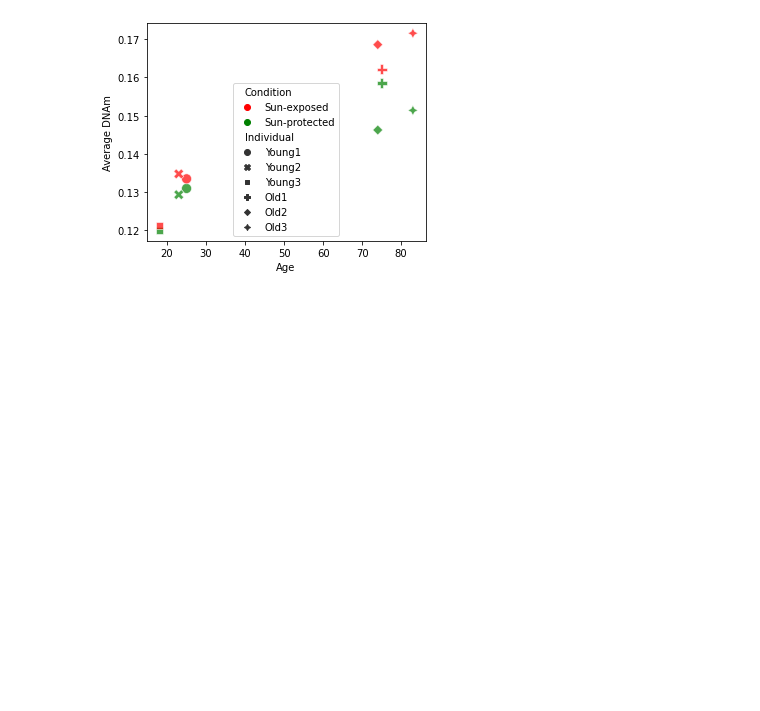
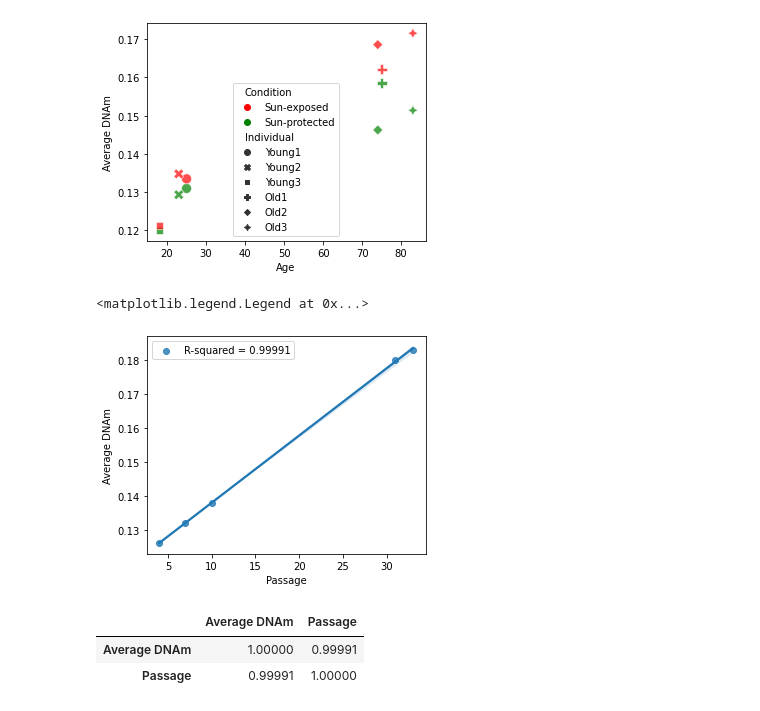
Before and after one commit to moqri/emi, a Jupyter notebook: com.ipynb, the cells around one changed output. Saved outputs shown, nothing was run; the diff lists cells and outputs as text; code cells hidden in the pictures; blank space fills up the shorter version.

```diff
--- a/com.ipynb
+++ b/com.ipynb
@@ -234,3 +233,19 @@ sns.scatterplot(data=p,x='Age',y='Average DNAm',hue='Condition',hue_order=['Sun-
 # %% [output]
 <AxesSubplot:xlabel='Age', ylabel='Average DNAm'>
 [figure]
+# %%
+p=pd.DataFrame(hz[fs].mean())
+p['Passage']=[4,7,10,31,33]
+p.columns=['Average DNAm','Passage']#,'Condition','Individual']
+fig, ax = pyplot.subplots(figsize=(5,4))
+ax=sns.regplot(data=p,x='Passage',y='Average DNAm',label='R-squared = 0.99991')
+ax.legend(loc="best")
+# %% [output]
+<matplotlib.legend.Legend at 0x...>
+[figure, added]
+# %%
+p.corr()
+# %% [output]
+|  | Average DNAm | Passage |
+| Average DNAm | 1.00000 | 0.99991 |
+| Passage | 0.99991 | 1.00000 |
```
Also changed, not shown: parts of 7 cells of this notebook, 1 other file.
